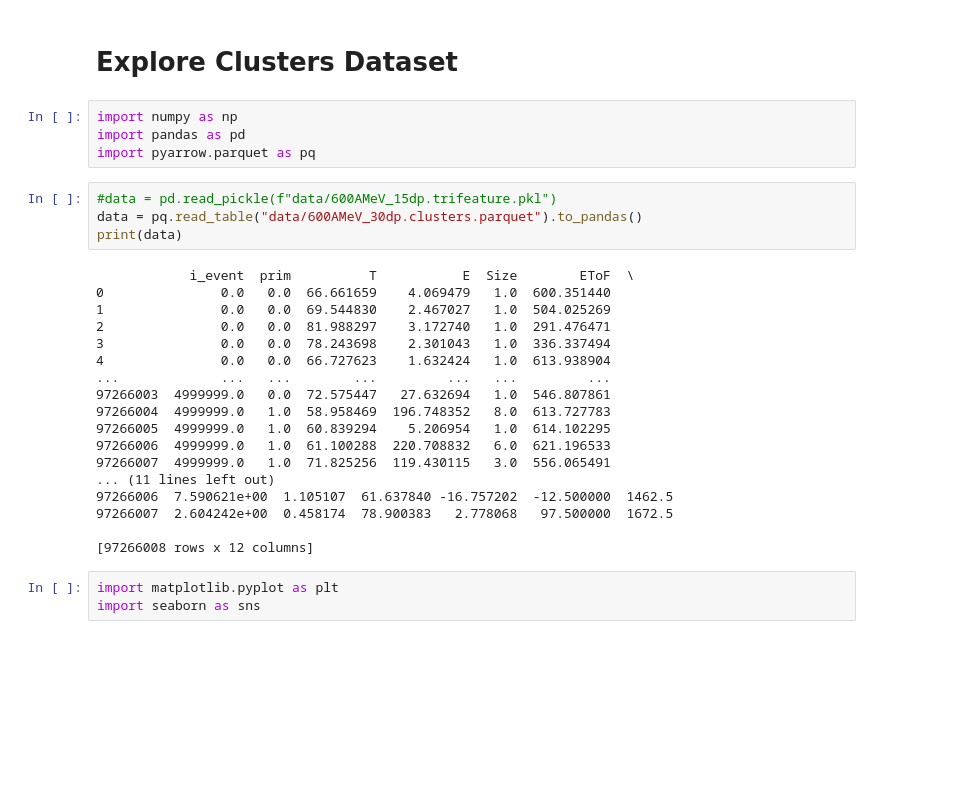
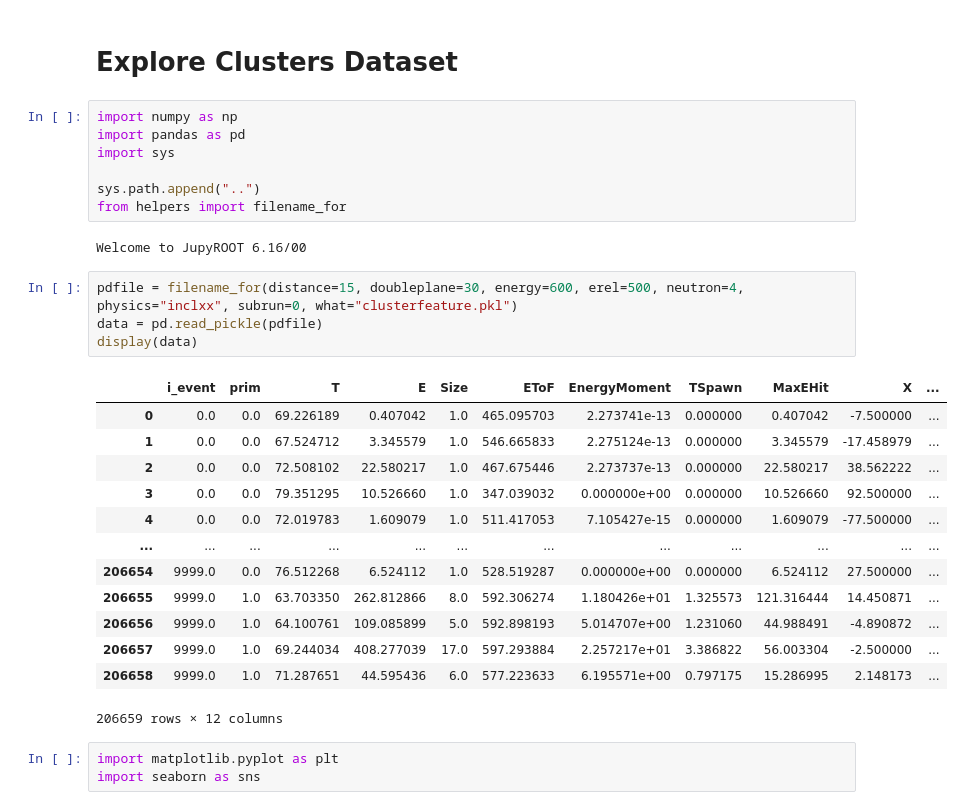
Before and after one commit to janmayer/NeuLAND-reconstruction-ml, a Jupyter notebook: clusterfeature/02-clusters-explore.ipynb, the cells around one changed output. Drawn from its saved outputs; the diff is of its cells as text; blank space fills up the shorter version.

```diff
--- a/clusterfeature/02-clusters-explore.ipynb
+++ b/clusterfeature/02-clusters-explore.ipynb
@@ -3,29 +3,30 @@
 # %%
 import numpy as np
 import pandas as pd
-import pyarrow.parquet as pq
+import sys
+
+sys.path.append("..")
+from helpers import filename_for
+# %% [output]
+Welcome to JupyROOT 6.16/00
-# %%
-#data = pd.read_pickle(f"data/600AMeV_15dp.trifeature.pkl")
-data = pq.read_table("data/600AMeV_30dp.clusters.parquet").to_pandas()
-print(data)
-# %% [output]
-            i_event  prim          T           E  Size        EToF  \
-0               0.0   0.0  66.661659    4.069479   1.0  600.351440
-1               0.0   0.0  69.544830    2.467027   1.0  504.025269
-2               0.0   0.0  81.988297    3.172740   1.0  291.476471
-3               0.0   0.0  78.243698    2.301043   1.0  336.337494
-4               0.0   0.0  66.727623    1.632424   1.0  613.938904
-...             ...   ...        ...         ...   ...         ...
-97266003  4999999.0   0.0  72.575447   27.632694   1.0  546.807861
-97266004  4999999.0   1.0  58.958469  196.748352   8.0  613.727783
-97266005  4999999.0   1.0  60.839294    5.206954   1.0  614.102295
-97266006  4999999.0   1.0  61.100288  220.708832   6.0  621.196533
-97266007  4999999.0   1.0  71.825256  119.430115   3.0  556.065491
-... (11 lines left out)
-97266006  7.590621e+00  1.105107  61.637840 -16.757202  -12.500000  1462.5
-97266007  2.604242e+00  0.458174  78.900383   2.778068   97.500000  1672.5
-
-[97266008 rows x 12 columns]
+# %%
+pdfile = filename_for(distance=15, doubleplane=30, energy=600, erel=500, neutron=4, physics="inclxx", subrun=0, what="clusterfeature.pkl")
+data = pd.read_pickle(pdfile)
+display(data)
+# %% [output]
+|  | i_event | prim | T | E | Size | EToF | EnergyMoment | TSpawn | MaxEHit | X | ... |
+| 0 | 0.0 | 0.0 | 69.226189 | 0.407042 | 1.0 | 465.095703 | 2.273741e-13 | 0.000000 | 0.407042 | -7.500000 | ... |
+| 1 | 0.0 | 0.0 | 67.524712 | 3.345579 | 1.0 | 546.665833 | 2.275124e-13 | 0.000000 | 3.345579 | -17.458979 | ... |
+| 2 | 0.0 | 0.0 | 72.508102 | 22.580217 | 1.0 | 467.675446 | 2.273737e-13 | 0.000000 | 22.580217 | 38.562222 | ... |
+| 3 | 0.0 | 0.0 | 79.351295 | 10.526660 | 1.0 | 347.039032 | 0.000000e+00 | 0.000000 | 10.526660 | 92.500000 | ... |
+| 4 | 0.0 | 0.0 | 72.019783 | 1.609079 | 1.0 | 511.417053 | 7.105427e-15 | 0.000000 | 1.609079 | -77.500000 | ... |
+| ... | ... | ... | ... | ... | ... | ... | ... | ... | ... | ... | ... |
+| 206654 | 9999.0 | 0.0 | 76.512268 | 6.524112 | 1.0 | 528.519287 | 0.000000e+00 | 0.000000 | 6.524112 | 27.500000 | ... |
+| 206655 | 9999.0 | 1.0 | 63.703350 | 262.812866 | 8.0 | 592.306274 | 1.180426e+01 | 1.325573 | 121.316444 | 14.450871 | ... |
+| 206656 | 9999.0 | 1.0 | 64.100761 | 109.085899 | 5.0 | 592.898193 | 5.014707e+00 | 1.231060 | 44.988491 | -4.890872 | ... |
+| 206657 | 9999.0 | 1.0 | 69.244034 | 408.277039 | 17.0 | 597.293884 | 2.257217e+01 | 3.386822 | 56.003304 | -2.500000 | ... |
+| 206658 | 9999.0 | 1.0 | 71.287651 | 44.595436 | 6.0 | 577.223633 | 6.195571e+00 | 0.797175 | 15.286995 | 2.148173 | ... |
+206659 rows × 12 columns
 # %%
 import matplotlib.pyplot as plt
 import seaborn as sns
```
Also changed, not shown: parts of 1 cell of this notebook, 6 other files.
